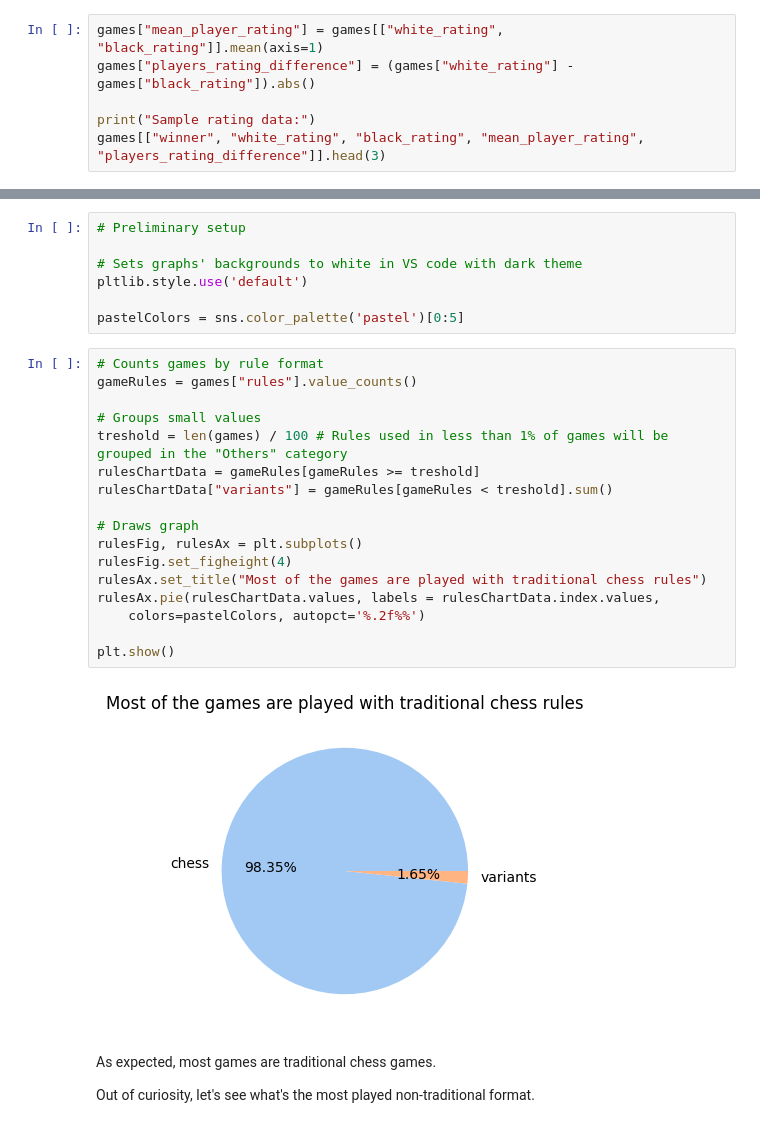
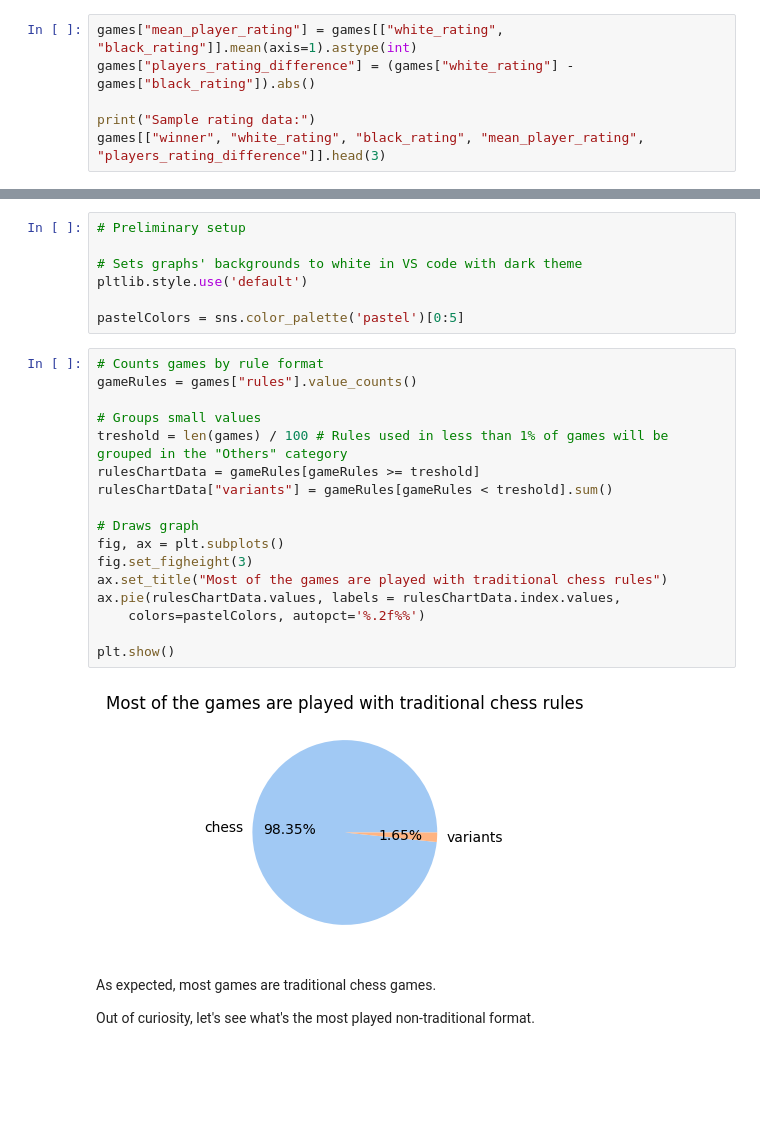
Before and after one commit to lamparelli/chess-data-analysis, a Jupyter notebook: main.ipynb, the cells around one changed output, grey strips where cells are left out. Cells and saved outputs as stored; diff of their text form; blank space fills up the shorter version.

Commit message:
rated games visualization

```diff
--- a/main.ipynb
+++ b/main.ipynb
@@ -781,7 +781,7 @@ Another small tweak we can perform on the dataset is adding extra columns regard
 
 This way the rating data will be easier to handle in the upcoming analysis
 # %%
-games["mean_player_rating"] = games[["white_rating", "black_rating"]].mean(axis=1)
+games["mean_player_rating"] = games[["white_rating", "black_rating"]].mean(axis=1).astype(int)
 games["players_rating_difference"] = (games["white_rating"] - games["black_rating"]).abs()
 
 print("Sample rating data:")
@@ -820,22 +836,22 @@ pastelColors = sns.color_palette('pastel')[0:5]
 # %%
 # Counts games by rule format
 gameRules = games["rules"].value_counts()
 
 # Groups small values
 treshold = len(games) / 100 # Rules used in less than 1% of games will be grouped in the "Others" category
 rulesChartData = gameRules[gameRules >= treshold]
 rulesChartData["variants"] = gameRules[gameRules < treshold].sum()
 
 # Draws graph
-rulesFig, rulesAx = plt.subplots()
-rulesFig.set_figheight(4)
-rulesAx.set_title("Most of the games are played with traditional chess rules")
-rulesAx.pie(rulesChartData.values, labels = rulesChartData.index.values,
+fig, ax = plt.subplots()
+fig.set_figheight(3)
+ax.set_title("Most of the games are played with traditional chess rules")
+ax.pie(rulesChartData.values, labels = rulesChartData.index.values,
     colors=pastelColors, autopct='%.2f%%')
 
 plt.show()
 # %% [output]
-[figure, old version]
+[figure, new version]
 # %% [markdown]
 As expected, most games are traditional chess games.
 
```
Also changed, not shown: parts of 8 cells of this notebook.
